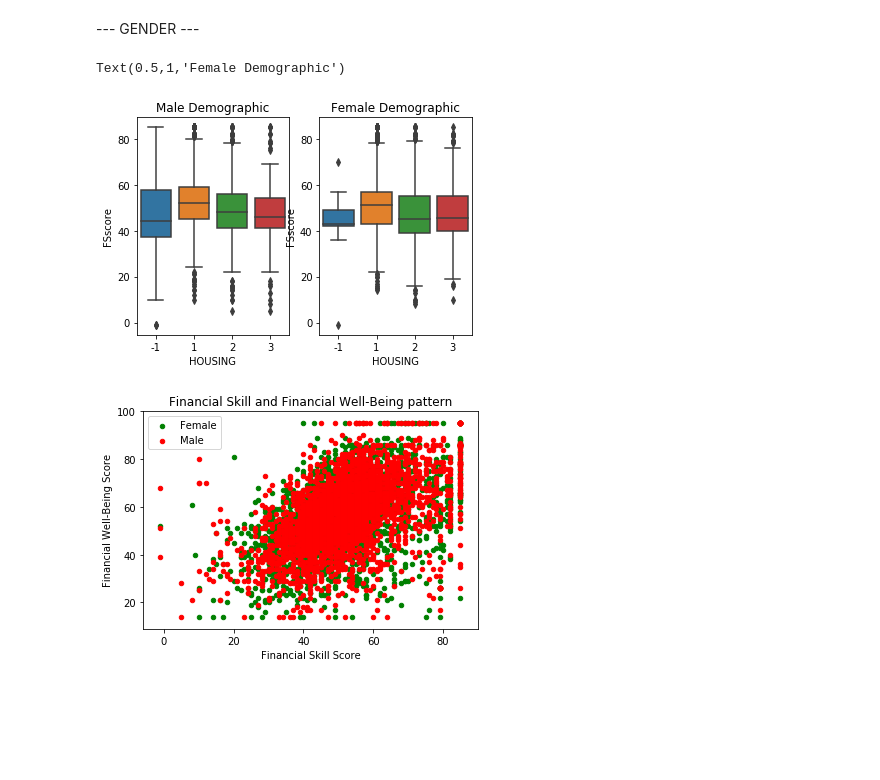
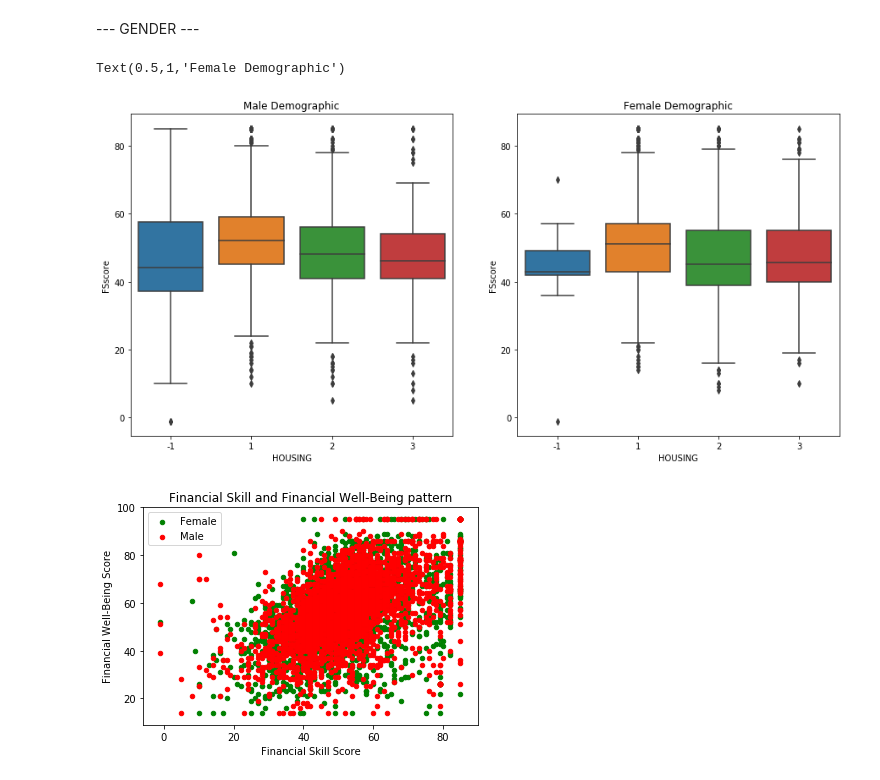
Before and after one commit to ds4a-team85/cohort2020-team-project, a Jupyter notebook: eda/CFPB_EDA.ipynb, the cells around one changed output. Cells and saved outputs as stored; diff of their text form; code cells hidden in the pictures; blank space fills up the shorter version.

```diff
--- a/eda/CFPB_EDA.ipynb
+++ b/eda/CFPB_EDA.ipynb
@@ -1093,18 +1252,18 @@ mod_df = mod_df.replace({
 # %% [markdown]
 --- GENDER ---
 # %%
-plt.figure()
+plt.figure(figsize=(15,7))
 plt.subplot(121)
 mod_df_male = mod_df[mod_df['PPGENDER']=='Male']
 sns.boxplot(x='HOUSING',y='FSscore',data=mod_df_male)
 plt.title('Male Demographic')
 plt.subplot(122)
 mod_df_female = mod_df[mod_df['PPGENDER']=='Female']
 sns.boxplot(x='HOUSING',y='FSscore',data=mod_df_female)
 plt.title('Female Demographic')
 # %% [output]
 Text(0.5,1,'Female Demographic')
-[figure, old version]
+[figure, new version]
 # %%
 # from matplotlib import pyplot as plt
 colors = {
```
Also changed, not shown: parts of 69 cells of this notebook.
